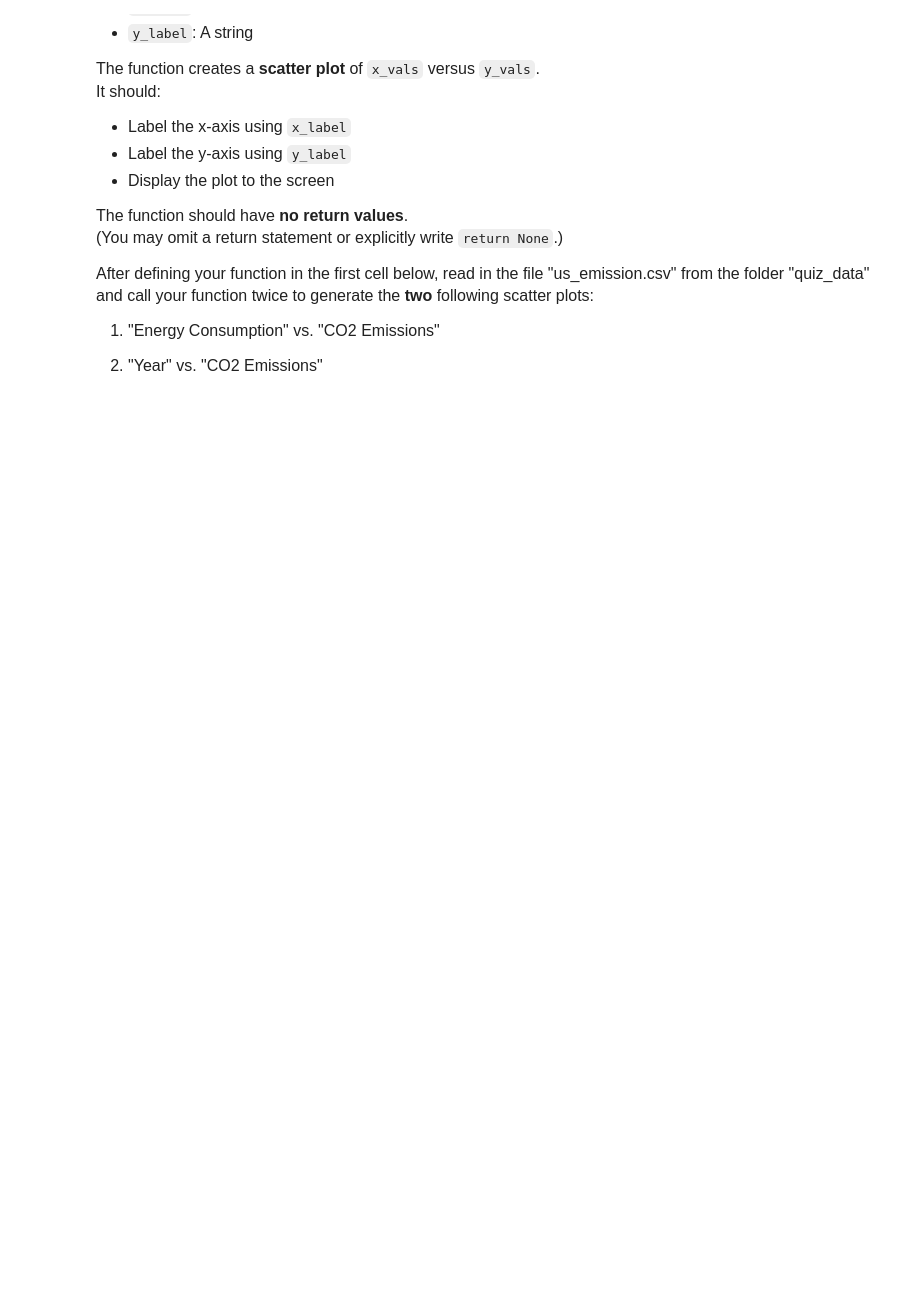
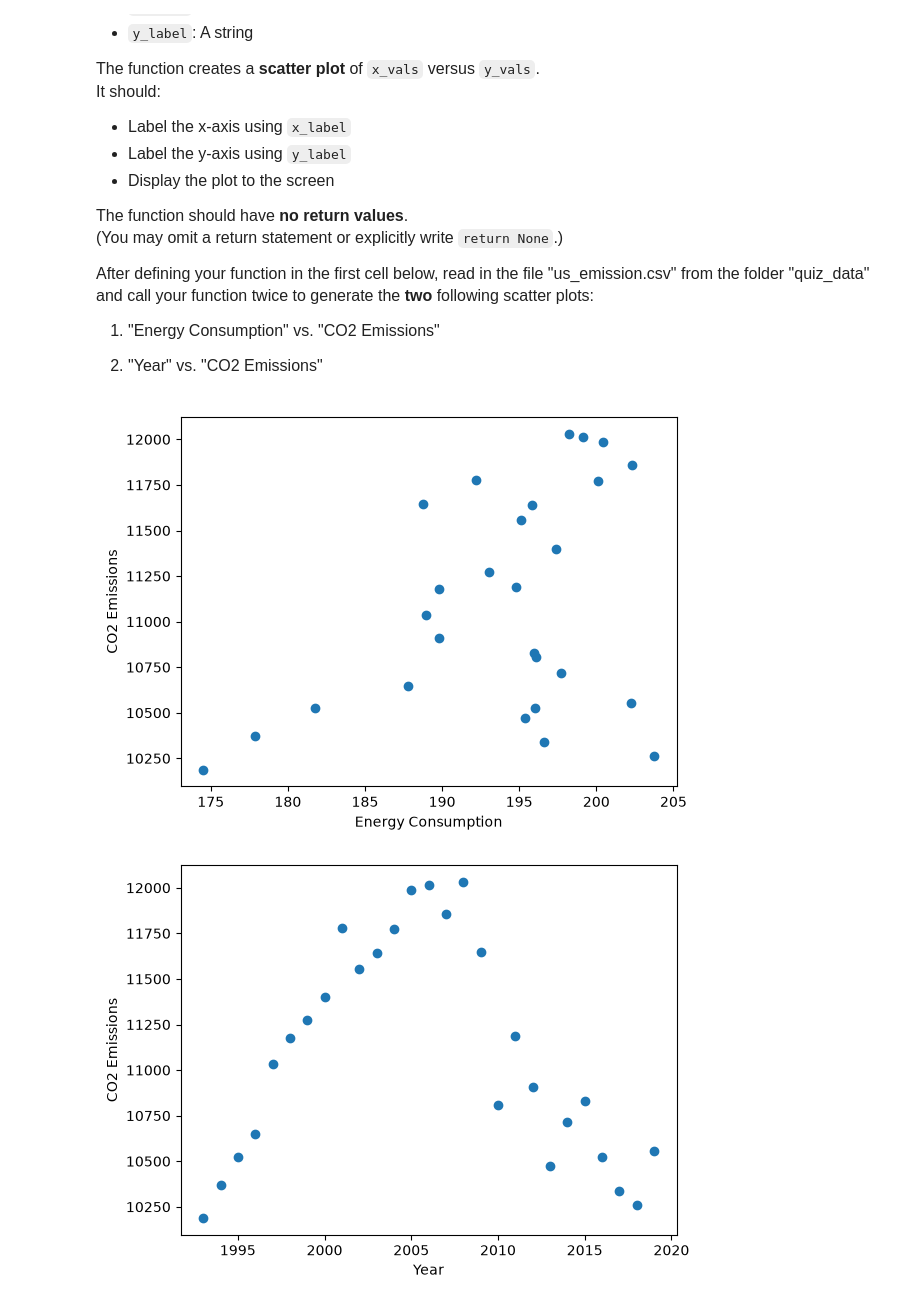
Before and after one commit to calvincai1128/datasci151fall2026, a Jupyter notebook: _quizzes/practice_quiz_3/practice_quiz_3.ipynb, the cells around one changed output. Cells and saved outputs as stored; diff of their text form; code cells hidden in the pictures; blank space fills up the shorter version.

Commit message:
practice quiz 3

```diff
--- a/_quizzes/practice_quiz_3/practice_quiz_3.ipynb
+++ b/_quizzes/practice_quiz_3/practice_quiz_3.ipynb
@@ -187,7 +239,27 @@ After defining your function in the first cell below, read in the file "us_emiss
 import matplotlib.pyplot as plt
 
 # Your function here
+
+def scatterplot(x_vals, y_vals, x_label, y_label):
+    plt.scatter(x_vals, y_vals)
+    plt.xlabel(x_label)
+    plt.ylabel(y_label)
+    plt.show()
 # %%
 import pandas as pd
 
 # read in the us_emission.csv dataset, and call your function twice to generate two scatter plots
+
+df = pd.read_csv("quiz_data/us_emission.csv")
+
+x = df['Energy_consumption']
+y = df['CO2_emission']
+
+scatterplot(x,y,'Energy Consumption', 'CO2 Emissions')
+
+x = df["Year"]
+
+scatterplot(x,y,'Year', 'CO2 Emissions')
+# %% [output]
+[figure, added]
+[figure, added]
```
Also changed, not shown: parts of 5 cells of this notebook, 1 other file.
